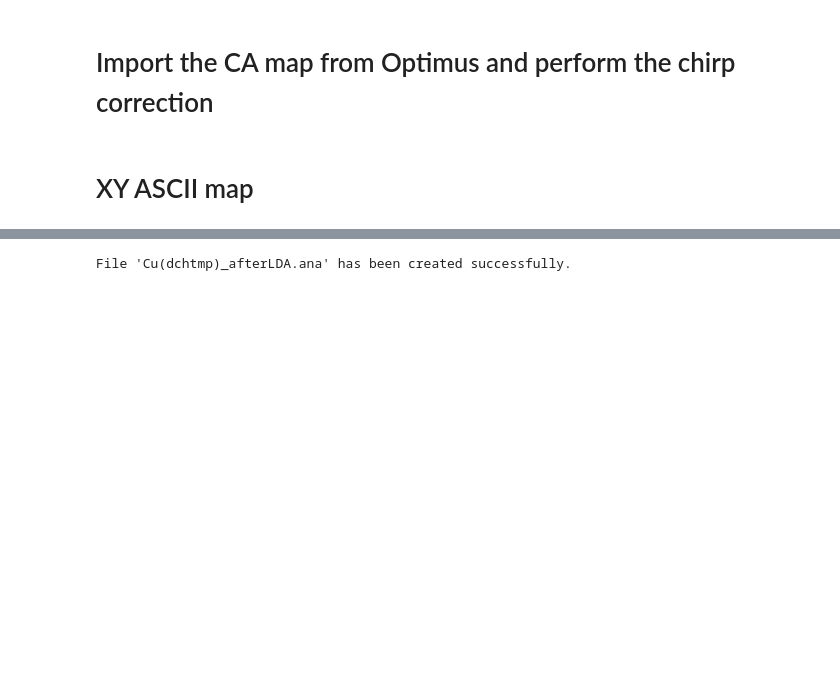
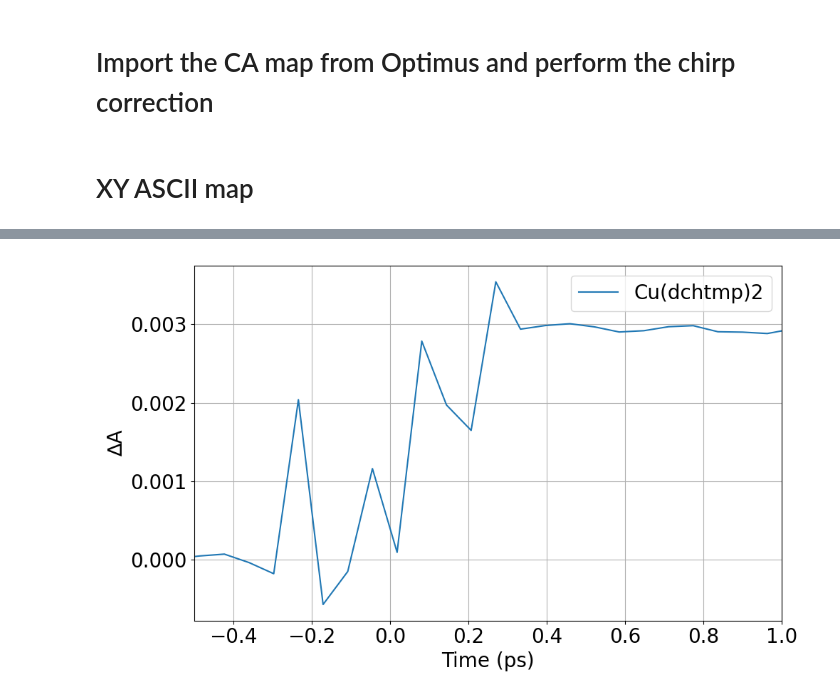
Before and after one commit to SchlauCohenLab/Arthur-s-code-, a Jupyter notebook: Data_Analysis/Analysis_Optimus_results.ipynb, the cells around one changed output, grey strips where cells are left out. Cells and saved outputs as stored; diff of their text form; code cells hidden in the pictures; blank space fills up the shorter version.

```diff
--- a/Data_Analysis/Analysis_Optimus_results.ipynb
+++ b/Data_Analysis/Analysis_Optimus_results.ipynb
@@ -180,7 +172,7 @@ import numpy as np
 import xarray as xr
 
 # Step 1: Load file
-filename =  '/Users/vard/Library/CloudStorage/OneDrive-MassachusettsInstituteofTechnology/Ana files/Full_spectrum/LDA_fit_results_ASCII/dataset_dpp_lda_01_073.fit_a_c'
+filename =  '/Users/vard/Library/CloudStorage/OneDrive-MassachusettsInstituteofTechnology/Ana files/460to520nm/LDA_fit_results_ASCII/dataset_dmp_lda_01_074.fit_a_c'
 
 df = pd.read_csv(filename, delim_whitespace=True, header=None, names=['lifetime', 'wavelength', 'intensity'])
 
@@ -368,31 +349,0 @@ Data variables:
-# %%
-# Define the filename
-filename = 'Cu(dchtmp)_afterLDA.ana'
-
-# Open the file for writing
-with open(filename, 'w') as f:
-    # Write the header
-    f.write("%FILENAME={}\n".format(filename))
-    f.write("%DATATYPE=TAVIS\n")
-    f.write("%NUMBERSCANS=1\n")
-    f.write("%TIMESCALE=ps\n")
-
-    # Write the time list
-    f.write("%TIMELIST={}\n".format(" ".join(f"{value:.2f}" for value in dataset.time.values)))
-
-    # Write the wavelength list
-    f.write("%WAVELENGTHLIST={}\n".format(" ".join(f"{value:.2f}" for value in dataset.spectral.values)))
-
-    # Write the intensity matrix
-    intensity_matrix = dataset.data.values  # Get the intensity values
-    i = 0
-    for row in intensity_matrix:
-        if i == 0:
-            f.write("%INTENSITYMATRIX=\n {}\n".format(" ".join(f"{value:.5f}" for value in row)))
-            i = i+1
-        else:
-            f.write("{}\n".format(" ".join(f"{value:.5f}" for value in row)))
-
-print(f"File '{filename}' has been created successfully.")
-# %% [output]
-File 'Cu(dchtmp)_afterLDA.ana' has been created successfully.
@@ -398,0 +352,30 @@ File 'Cu(dchtmp)_afterLDA.ana' has been created successfully.
+# %%
+# List of wavelengths to plot
+selected_wavelengths = [520]  # change these as needed
+
+# Plot
+plt.figure(figsize=(10, 6))
+
+for wl in selected_wavelengths:
+    # Find the closest available wavelength in the data
+    nearest_wl = dataset.spectral.sel(spectral=wl, method="nearest").item()
+
+    # Extract the kinetic trace
+    trace = dataset.sel(spectral=nearest_wl)
+
+    # Plot
+    #plt.plot(dataset.time, trace.data.values, label=f"{nearest_wl:.1f} nm") #/np.nanmax(trace.data.values)
+    plt.plot(dataset.time, trace.data.values, label="Cu(dchtmp)2") #/np.nanmax(trace.data.values)
+
+plt.xlabel("Time (ps)",fontsize = 20)
+plt.ylabel("∆A",fontsize = 20)
+plt.xlim(-0.5, 1)  # Adjust as needed
+#plt.title("Kinetic Traces at Selected Wavelengths")
+plt.legend(fontsize = 20)
+plt.grid(True)
+plt.xticks(fontsize = 20)
+plt.yticks(fontsize = 20)
+plt.tight_layout()
+plt.show()
+# %% [output]
+[figure, added]
```
Also changed, not shown: parts of 12 cells of this notebook.
